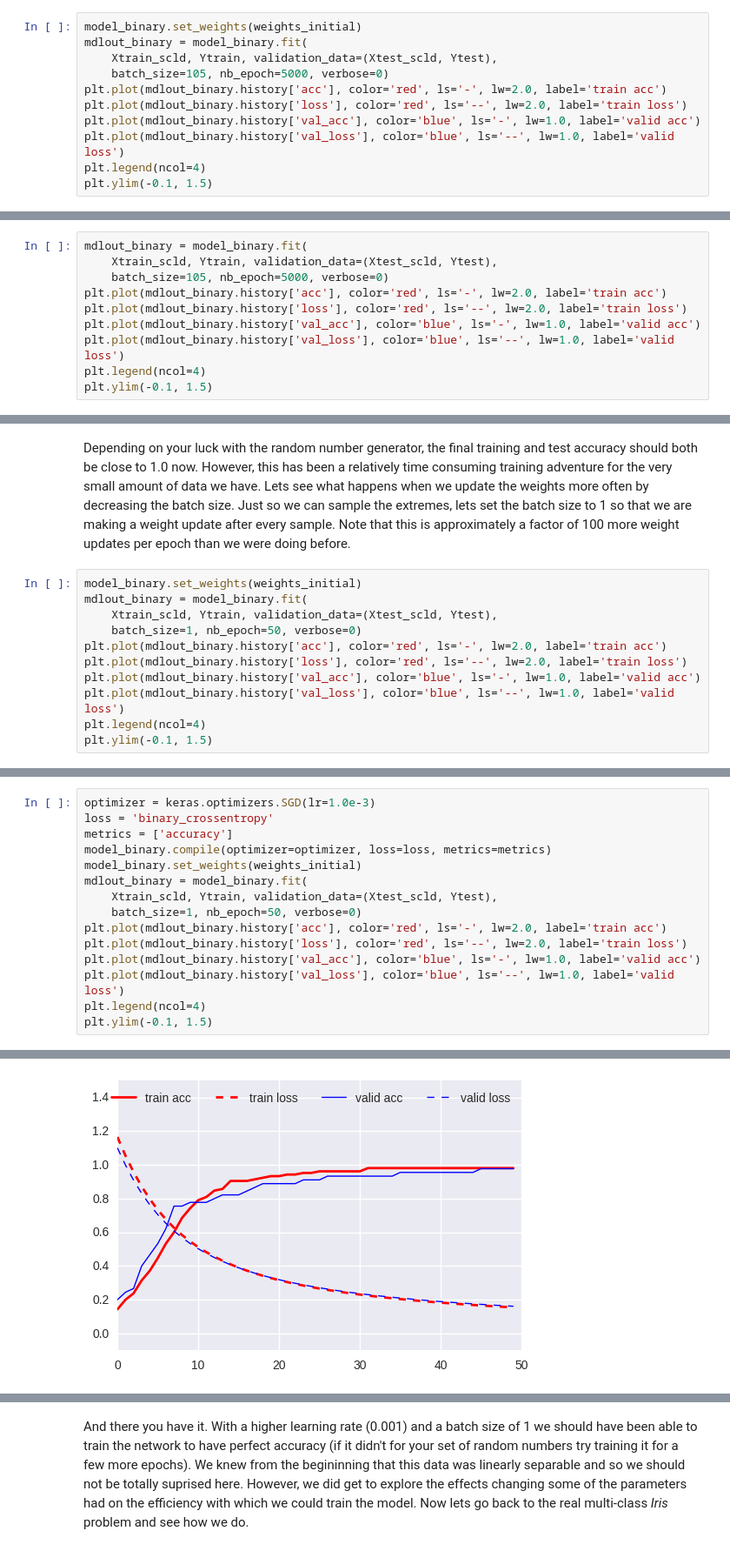
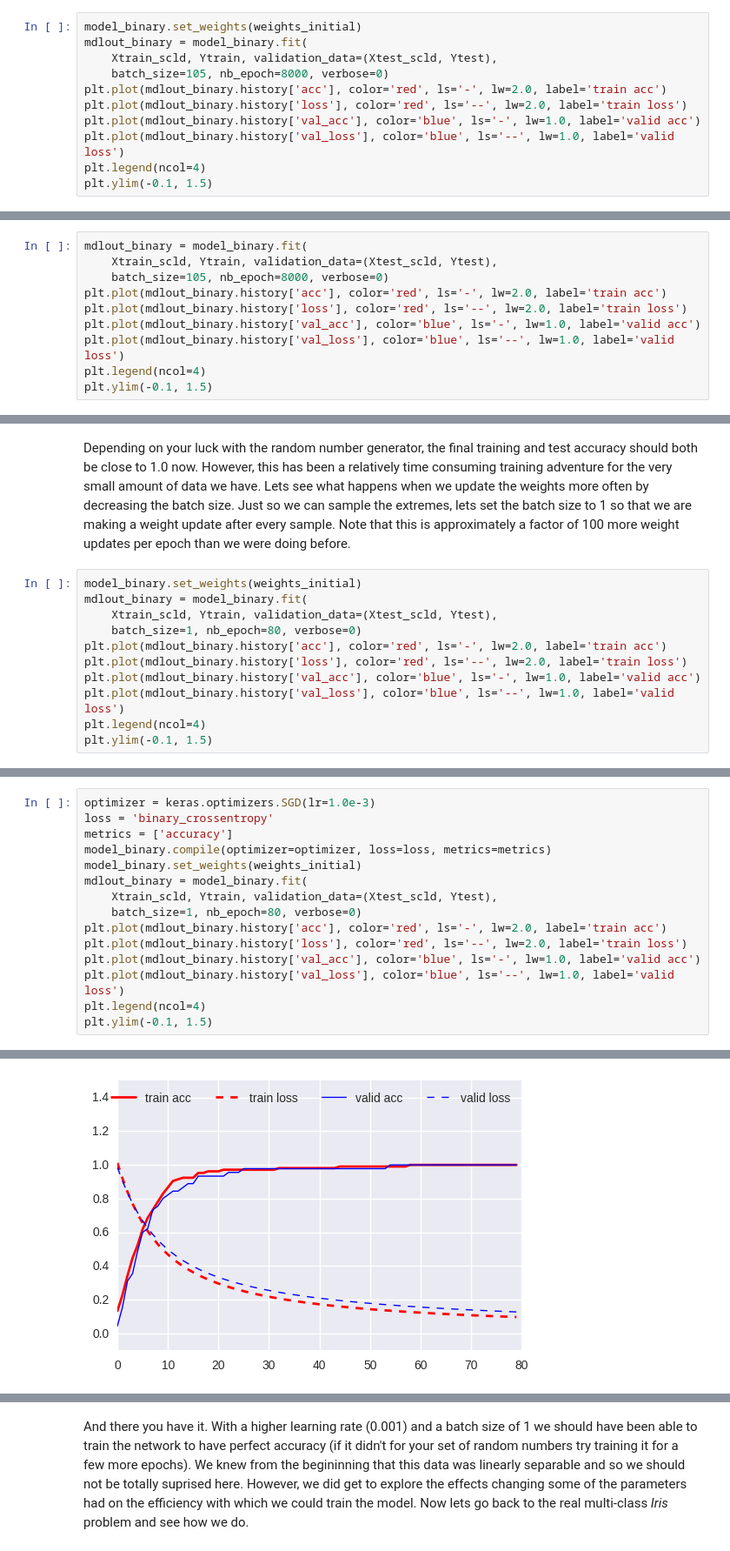
Before and after one commit to galtay/keras_examples, a Jupyter notebook: classifier_examples.ipynb, the cells around one changed output, grey strips where cells are left out. Shown at 87% size. Cells and saved outputs as stored; diff of their text form.

```diff
--- a/classifier_examples.ipynb
+++ b/classifier_examples.ipynb
@@ -260,7 +264,7 @@ Wow!  we produced a really boring plot (I'm guessing ... it's hard to say exactl
 model_binary.set_weights(weights_initial)
 mdlout_binary = model_binary.fit(
     Xtrain_scld, Ytrain, validation_data=(Xtest_scld, Ytest),
-    batch_size=105, nb_epoch=5000, verbose=0)
+    batch_size=105, nb_epoch=8000, verbose=0)
 plt.plot(mdlout_binary.history['acc'], color='red', ls='-', lw=2.0, label='train acc')
 plt.plot(mdlout_binary.history['loss'], color='red', ls='--', lw=2.0, label='train loss')
 plt.plot(mdlout_binary.history['val_acc'], color='blue', ls='-', lw=1.0, label='valid acc')
@@ -275,7 +279,7 @@ That's more like it.  With 5000 epochs of training and 1 weight update per epoch
 # %%
 mdlout_binary = model_binary.fit(
     Xtrain_scld, Ytrain, validation_data=(Xtest_scld, Ytest),
-    batch_size=105, nb_epoch=5000, verbose=0)
+    batch_size=105, nb_epoch=8000, verbose=0)
 plt.plot(mdlout_binary.history['acc'], color='red', ls='-', lw=2.0, label='train acc')
 plt.plot(mdlout_binary.history['loss'], color='red', ls='--', lw=2.0, label='train loss')
 plt.plot(mdlout_binary.history['val_acc'], color='blue', ls='-', lw=1.0, label='valid acc')
@@ -297,7 +301,7 @@ Depending on your luck with the random number generator, the final training and
 model_binary.set_weights(weights_initial)
 mdlout_binary = model_binary.fit(
     Xtrain_scld, Ytrain, validation_data=(Xtest_scld, Ytest),
-    batch_size=1, nb_epoch=50, verbose=0)
+    batch_size=1, nb_epoch=80, verbose=0)
 plt.plot(mdlout_binary.history['acc'], color='red', ls='-', lw=2.0, label='train acc')
 plt.plot(mdlout_binary.history['loss'], color='red', ls='--', lw=2.0, label='train loss')
 plt.plot(mdlout_binary.history['val_acc'], color='blue', ls='-', lw=1.0, label='valid acc')
@@ -318,21 +322,21 @@ It looks like we did just fine with a batch size of 1 and 50 epochs of training.
 # %%
 optimizer = keras.optimizers.SGD(lr=1.0e-3)
 loss = 'binary_crossentropy'
 metrics = ['accuracy']
 model_binary.compile(optimizer=optimizer, loss=loss, metrics=metrics)
 model_binary.set_weights(weights_initial)
 mdlout_binary = model_binary.fit(
     Xtrain_scld, Ytrain, validation_data=(Xtest_scld, Ytest),
-    batch_size=1, nb_epoch=50, verbose=0)
+    batch_size=1, nb_epoch=80, verbose=0)
 plt.plot(mdlout_binary.history['acc'], color='red', ls='-', lw=2.0, label='train acc')
 plt.plot(mdlout_binary.history['loss'], color='red', ls='--', lw=2.0, label='train loss')
 plt.plot(mdlout_binary.history['val_acc'], color='blue', ls='-', lw=1.0, label='valid acc')
 plt.plot(mdlout_binary.history['val_loss'], color='blue', ls='--', lw=1.0, label='valid loss')
 plt.legend(ncol=4)
 plt.ylim(-0.1, 1.5)
 # %% [output]
 (-0.1, 1.5)
-[figure, old version]
+[figure, new version]
 # %%
 print('final training accuracy: ', mdlout_binary.history['acc'][-1])
 print('final test accuracy: ', mdlout_binary.history['val_acc'][-1])
```
Also changed, not shown: parts of 14 cells of this notebook.
